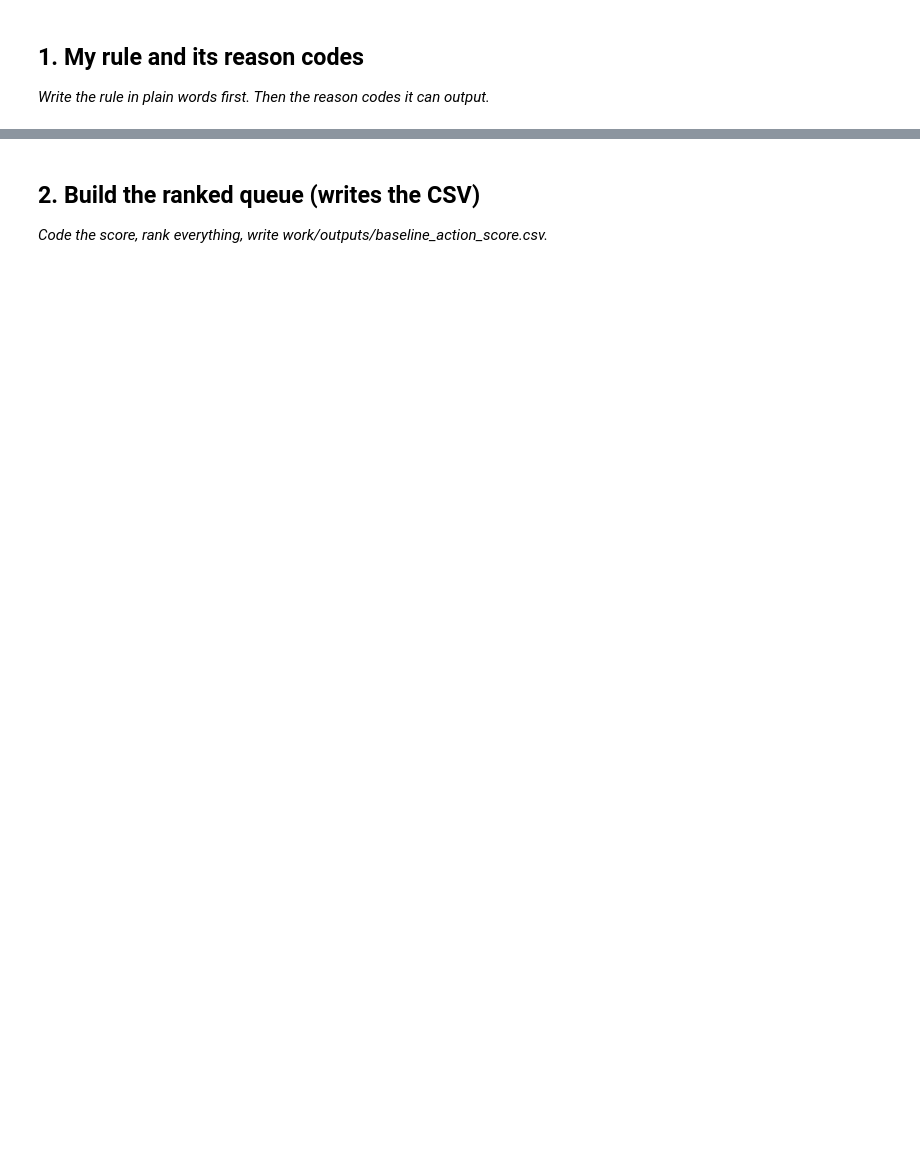
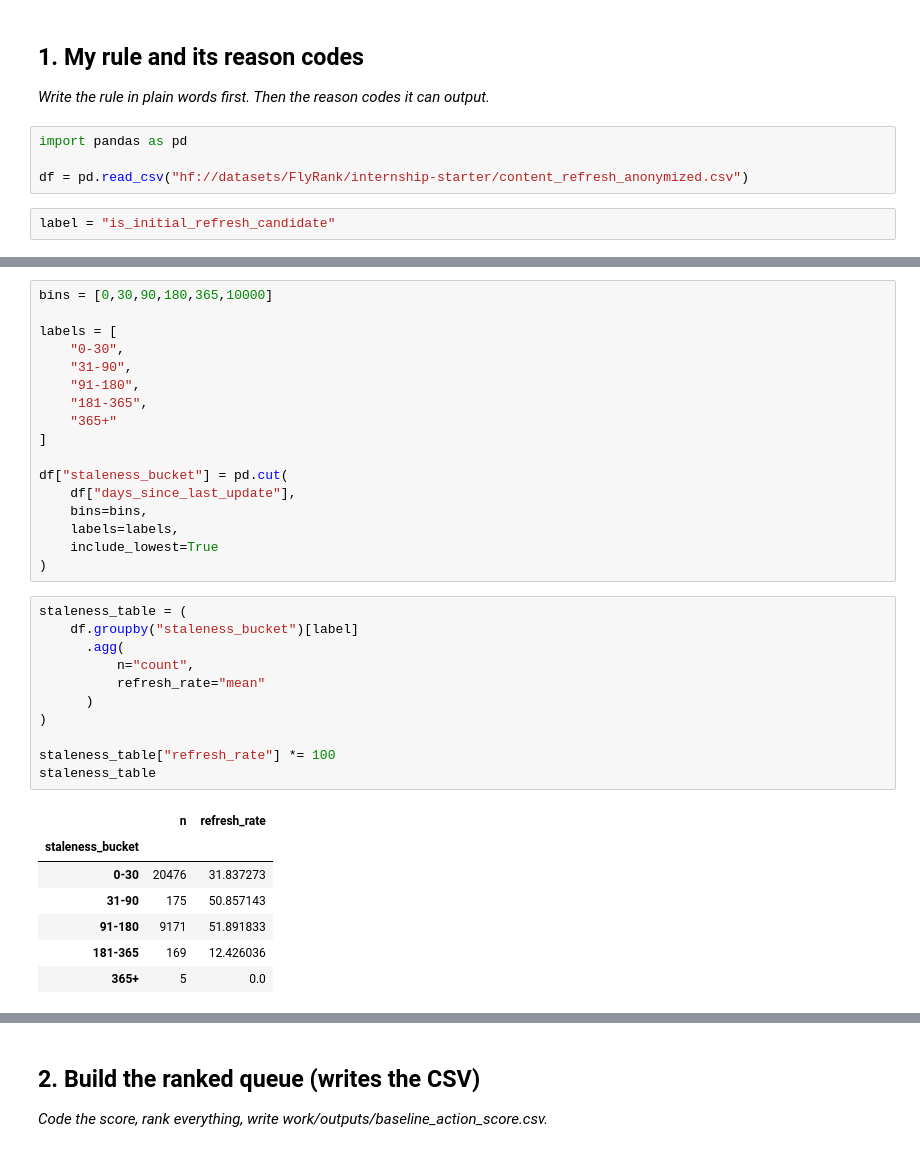
Before and after one commit to ruzaki11/Flyrank-ml-intern-tasks, a Jupyter notebook: work/notebooks/w04_baseline_score.ipynb, the cells around one changed output, grey strips where cells are left out. Drawn from its saved outputs; the diff is of its cells as text; blank space fills up the shorter version.

```diff
--- a/work/notebooks/w04_baseline_score.ipynb
+++ b/work/notebooks/w04_baseline_score.ipynb
@@ -10,3 +10,9 @@ This skeleton is yours to fill. Work the sections **in order** — each one has
 ## 1. My rule and its reason codes
 
 *Write the rule in plain words first. Then the reason codes it can output.*
+# %%
+import pandas as pd
+
+df = pd.read_csv("hf://datasets/FlyRank/internship-starter/content_refresh_anonymized.csv")
+# %%
+label = "is_initial_refresh_candidate"
@@ -12,0 +27,36 @@ This skeleton is yours to fill. Work the sections **in order** — each one has
+# %%
+bins = [0,30,90,180,365,10000]
+
+labels = [
+    "0-30",
+    "31-90",
+    "91-180",
+    "181-365",
+    "365+"
+]
+
+df["staleness_bucket"] = pd.cut(
+    df["days_since_last_update"],
+    bins=bins,
+    labels=labels,
+    include_lowest=True
+)
+# %%
+staleness_table = (
+    df.groupby("staleness_bucket")[label]
+      .agg(
+          n="count",
+          refresh_rate="mean"
+      )
+)
+
+staleness_table["refresh_rate"] *= 100
+staleness_table
+# %% [output]
+|  | n | refresh_rate |
+| staleness_bucket |  |  |
+| 0-30 | 20476 | 31.837273 |
+| 31-90 | 175 | 50.857143 |
+| 91-180 | 9171 | 51.891833 |
+| 181-365 | 169 | 12.426036 |
+| 365+ | 5 | 0.0 |
```
Also changed, not shown: parts of 11 cells of this notebook.
